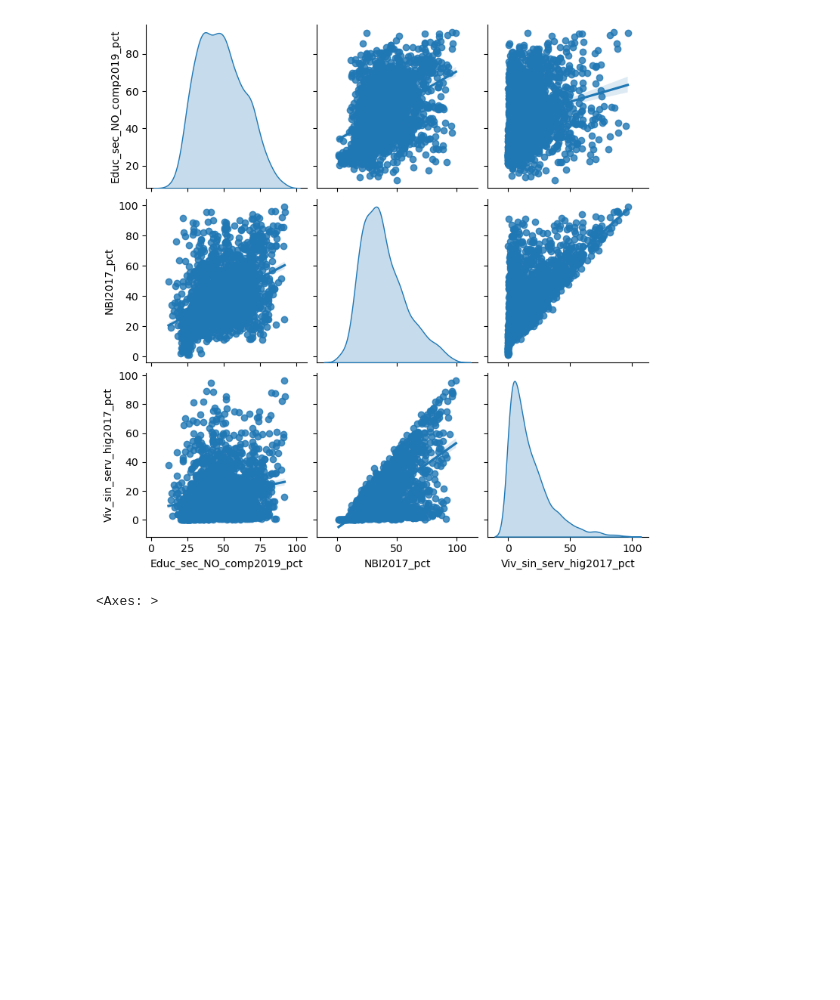
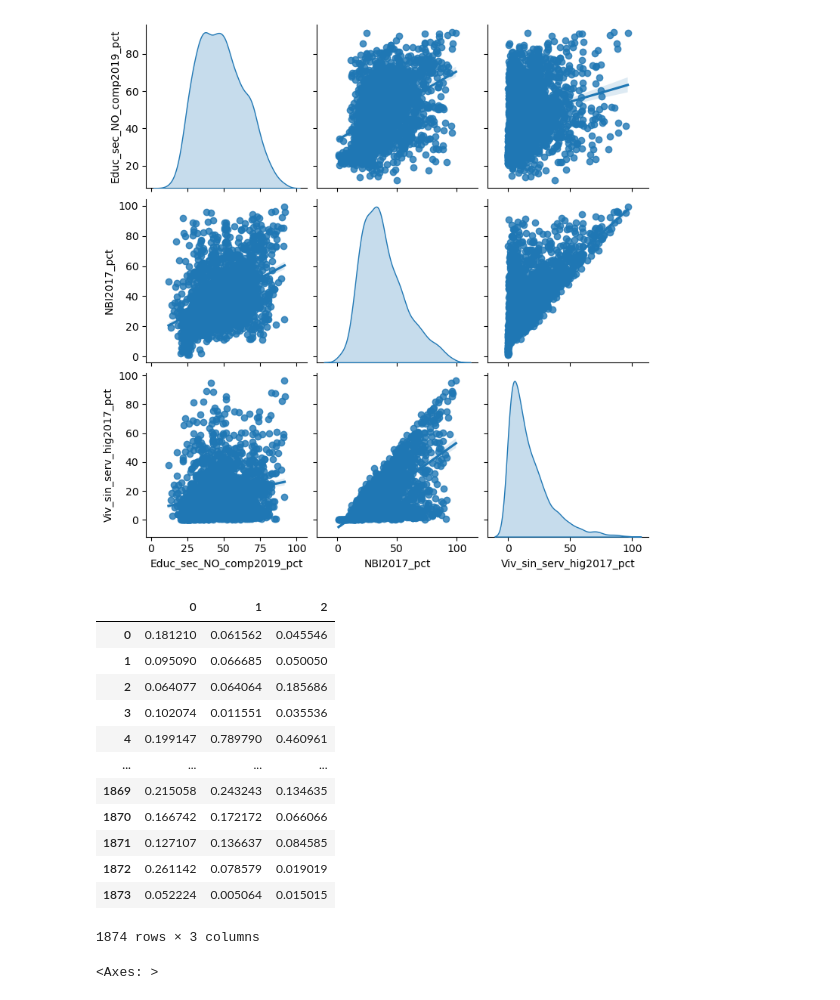
Before and after one commit to FabianRomero20/Examen2, a Jupyter notebook: FULLPRUEBAS.ipynb, the cells around one changed output. Drawn from its saved outputs; the diff is of its cells as text; code cells hidden in the pictures; blank space fills up the shorter version.

```diff
--- a/FULLPRUEBAS.ipynb
+++ b/FULLPRUEBAS.ipynb
@@ -424,6 +424,23 @@ from sklearn.preprocessing import quantile_transform as qt
 rs_result=rs(datadismap[columnsToScale])
 pt_result=pt(datadismap[columnsToScale])
 qt_result=qt(datadismap[columnsToScale])
+# %%
+geo=pd.DataFrame(qt_result)
+geo
+# %% [output]
+|  | 0 | 1 | 2 |
+| 0 | 0.181210 | 0.061562 | 0.045546 |
+| 1 | 0.095090 | 0.066685 | 0.050050 |
+| 2 | 0.064077 | 0.064064 | 0.185686 |
+| 3 | 0.102074 | 0.011551 | 0.035536 |
+| 4 | 0.199147 | 0.789790 | 0.460961 |
+| ... | ... | ... | ... |
+| 1869 | 0.215058 | 0.243243 | 0.134635 |
+| 1870 | 0.166742 | 0.172172 | 0.066066 |
+| 1871 | 0.127107 | 0.136637 | 0.084585 |
+| 1872 | 0.261142 | 0.078579 | 0.019019 |
+| 1873 | 0.052224 | 0.005064 | 0.015015 |
+1874 rows × 3 columns
 # %%
 pd.DataFrame(rs_result).boxplot(vert=False)
 # %% [output]
```
Also changed, not shown: parts of 33 cells of this notebook, 2 other files.
